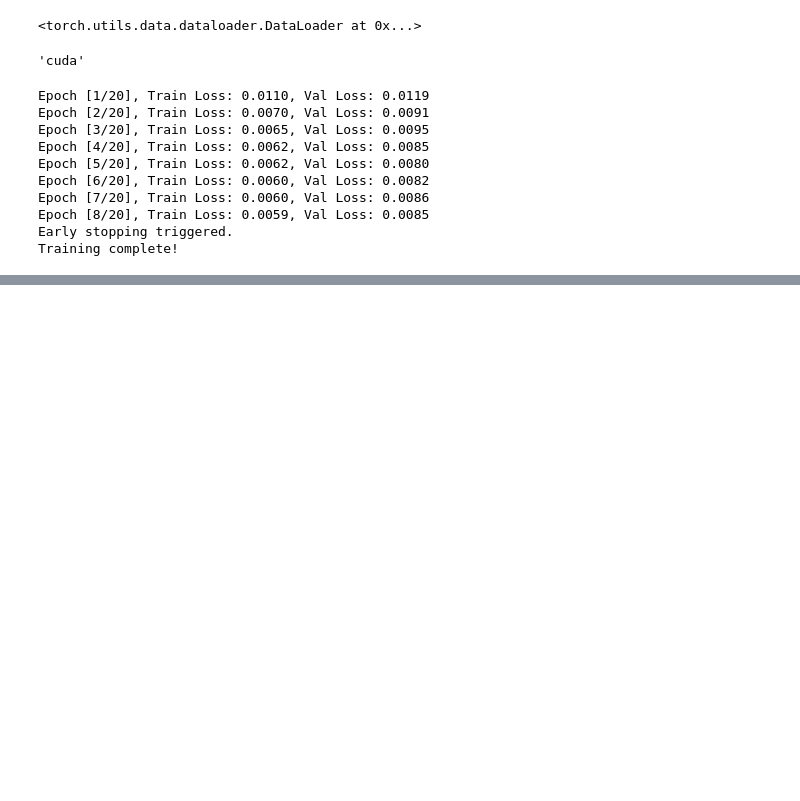
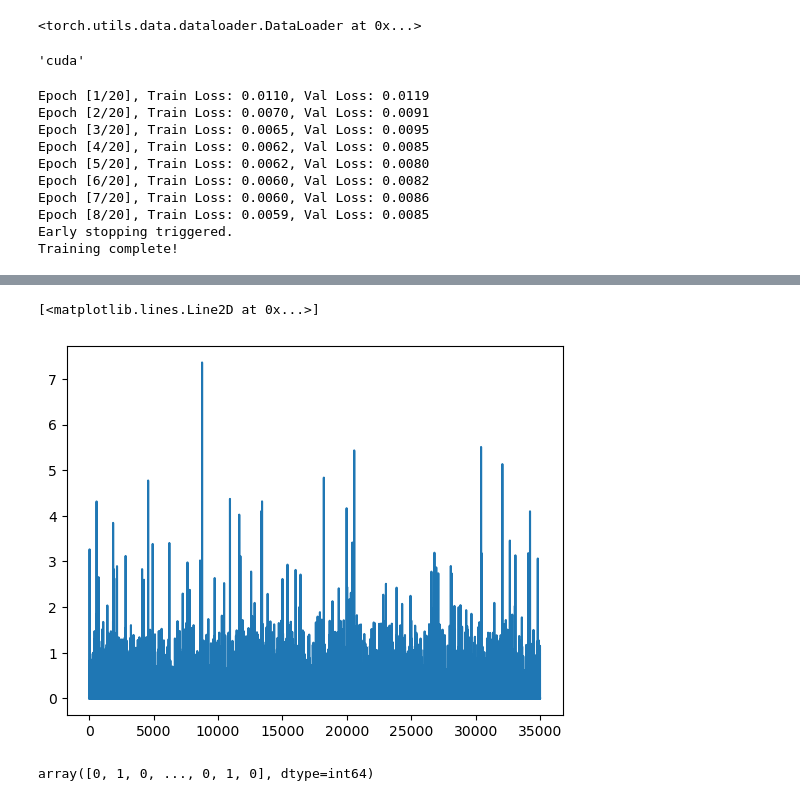
Before and after one commit to AtanasKolevNBU/PhD, a Jupyter notebook: notebooks/data_exploration/data_preparation.ipynb, the cells around one changed output, grey strips where cells are left out. Drawn from its saved outputs; the diff is of its cells as text; code cells hidden in the pictures; blank space fills up the shorter version.

```diff
--- a/notebooks/data_exploration/data_preparation.ipynb
+++ b/notebooks/data_exploration/data_preparation.ipynb
@@ -301,0 +408,2 @@ MAPE: 0.031034529209136963
+# %%
+anom_metric = mean_squared_error(test_sample.loc[y_pred.index, 'resultant_vibration_magnitude_normal_dist'].values.reshape(1, -1), y_pred.values.reshape(1, -1), multioutput='raw_values')
@@ -301,0 +412,9 @@ MAPE: 0.031034529209136963
+# %%
+plt.plot(anom_metric)
+# %% [output]
+[<matplotlib.lines.Line2D at 0x...>]
+[figure, added]
+# %%
+test_sample.loc[y_pred.index, 'FAULT'].values
+# %% [output]
+array([0, 1, 0, ..., 0, 1, 0], dtype=int64)
```
Also changed, not shown: parts of 33 cells of this notebook, 2 other files.
